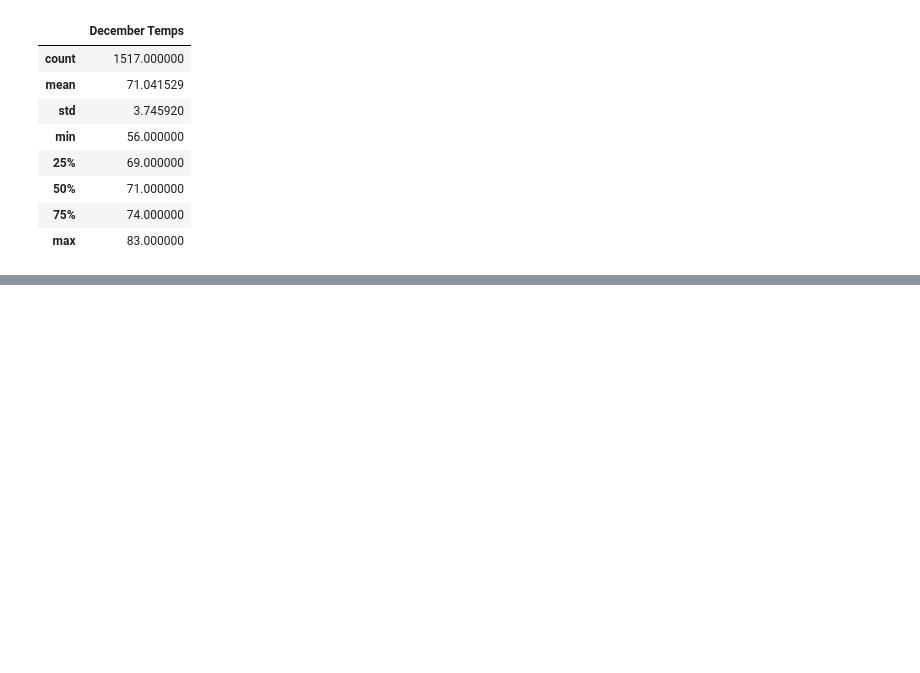
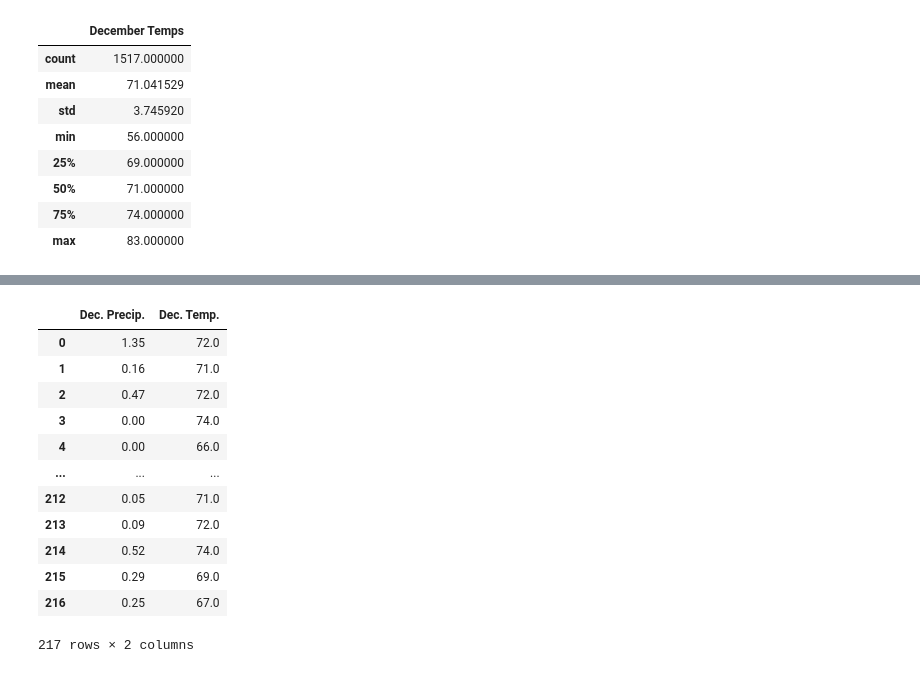
Before and after one commit to leah-braswell/surfs_up, a Jupyter notebook: SurfsUp_Challenge.ipynb, the cells around one changed output, grey strips where cells are left out. Cells and saved outputs as stored; diff of their text form; code cells hidden in the pictures; blank space fills up the shorter version.

```diff
--- a/SurfsUp_Challenge.ipynb
+++ b/SurfsUp_Challenge.ipynb
@@ -154,0 +275,26 @@ temps_df.describe()
+# %%
+#query temp and precip for december for the most active weather station
+results = session.query(Measurement.prcp, Measurement.tobs).\
+    filter(extract('month', Measurement.date) == 12).\
+    filter(Measurement.station == 'USC00519281').all()
+
+list(results)
+
+dec_meas = pd.DataFrame(results)
+dec_meas.rename(columns = {'prcp':'Dec. Precip.','tobs':'Dec. Temp.'}, inplace=True)
+
+dec_meas
+# %% [output]
+|  | Dec. Precip. | Dec. Temp. |
+| 0 | 1.35 | 72.0 |
+| 1 | 0.16 | 71.0 |
+| 2 | 0.47 | 72.0 |
+| 3 | 0.00 | 74.0 |
+| 4 | 0.00 | 66.0 |
+| ... | ... | ... |
+| 212 | 0.05 | 71.0 |
+| 213 | 0.09 | 72.0 |
+| 214 | 0.52 | 74.0 |
+| 215 | 0.29 | 69.0 |
+| 216 | 0.25 | 67.0 |
+217 rows × 2 columns
```
Also changed, not shown: parts of 10 cells of this notebook, 6 other files.
